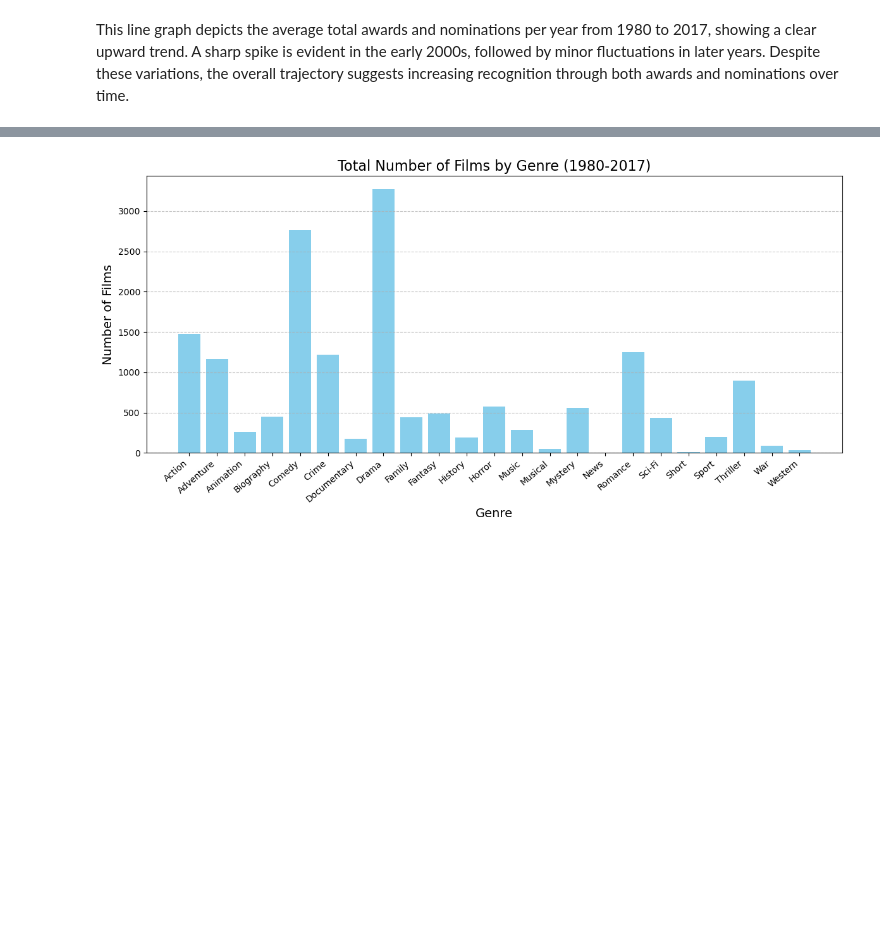
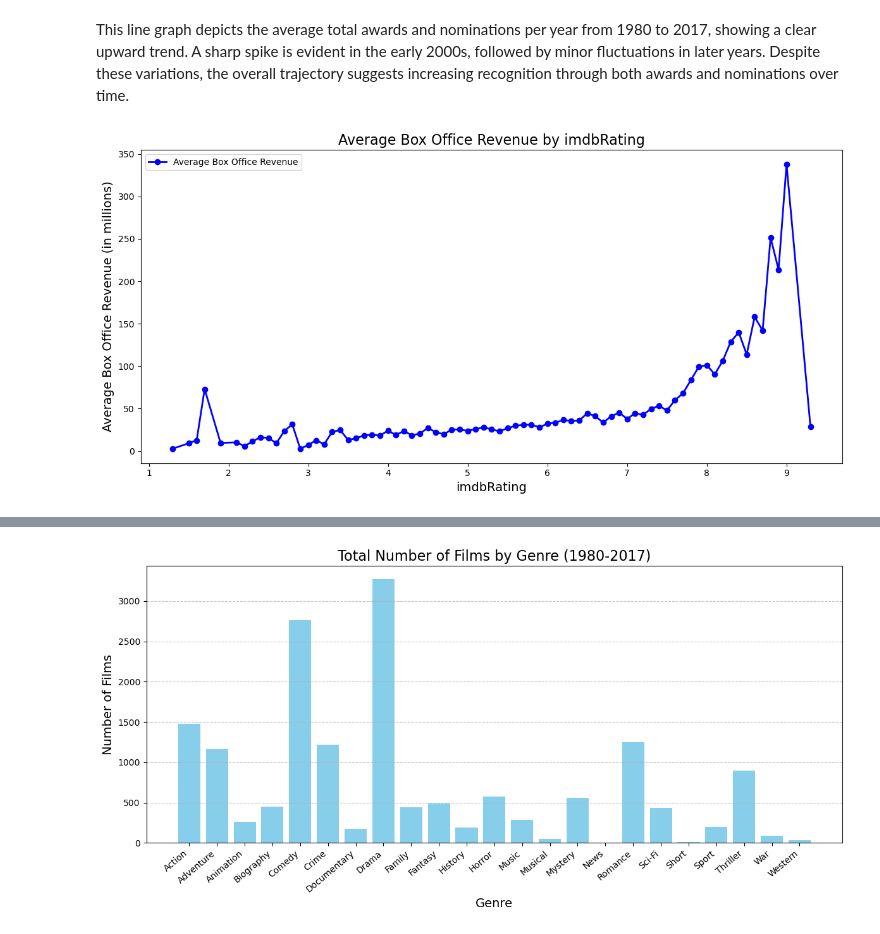
Before and after one commit to TomSull222/BCS-Project-1, a Jupyter notebook: main.ipynb, the cells around one changed output, grey strips where cells are left out. Drawn from its saved outputs; the diff is of its cells as text; code cells hidden in the pictures; blank space fills up the shorter version.

```diff
--- a/main.ipynb
+++ b/main.ipynb
@@ -419,3 +411,40 @@ plt.show()
 [figure]
 # %% [markdown]
 This line graph depicts the average total awards and nominations per year from 1980 to 2017, showing a clear upward trend. A sharp spike is evident in the early 2000s, followed by minor fluctuations in later years. Despite these variations, the overall trajectory suggests increasing recognition through both awards and nominations over time.
+# %%
+# Prepare the data
+boxoffice_grouped_s = merged_df.groupby('imdbRating')['BoxOffice_millions'].mean()
+
+plt.figure(figsize=(12, 6))
+
+# Plotting the average BoxOffice_millions with improved aesthetics
+plt.plot(boxoffice_grouped_s.index, boxoffice_grouped_s, label='Average Box Office Revenue',
+         color='blue', marker='o', markersize=6, linewidth=2)
+
+
+
+#
+
+# Add vertical lines for each decade
+#plt.vlines(imdbRating, *plt.ylim(), color='red', linestyle='--', linewidth=3)
+
+# Adding titles and labels
+plt.title('Average Box Office Revenue by imdbRating', fontsize=16)
+plt.xlabel('imdbRating', fontsize=14)
+plt.ylabel('Average Box Office Revenue (in millions)', fontsize=14)
+
+# Make x-axis display only whole numbers
+plt.xticks(range(int(min(boxoffice_grouped_s.index)), int(max(boxoffice_grouped_s.index)) + 1))
+
+plt.legend()  # Show legend
+#plt.grid(True)  # Add a grid for better visibility
+
+plt.tight_layout()  # Adjust layout to fit labels
+
+# Save the plot as an image
+plt.savefig('output/average_box_office_Revenue_by_imdbRating.png')  # Save as PNG
+
+# Show plot
+plt.show()
+# %% [output]
+[figure, added]
```
Also changed, not shown: parts of 7 cells of this notebook, 3 other files.
